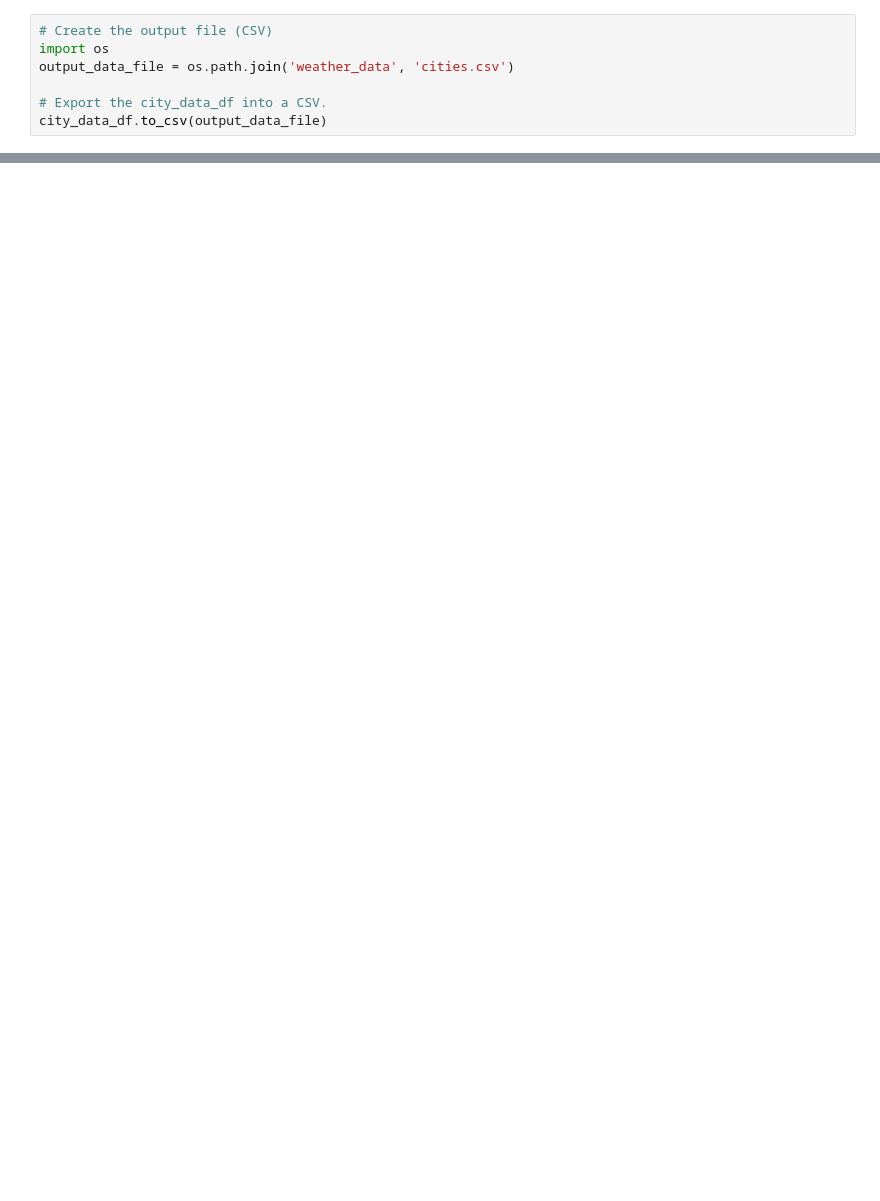
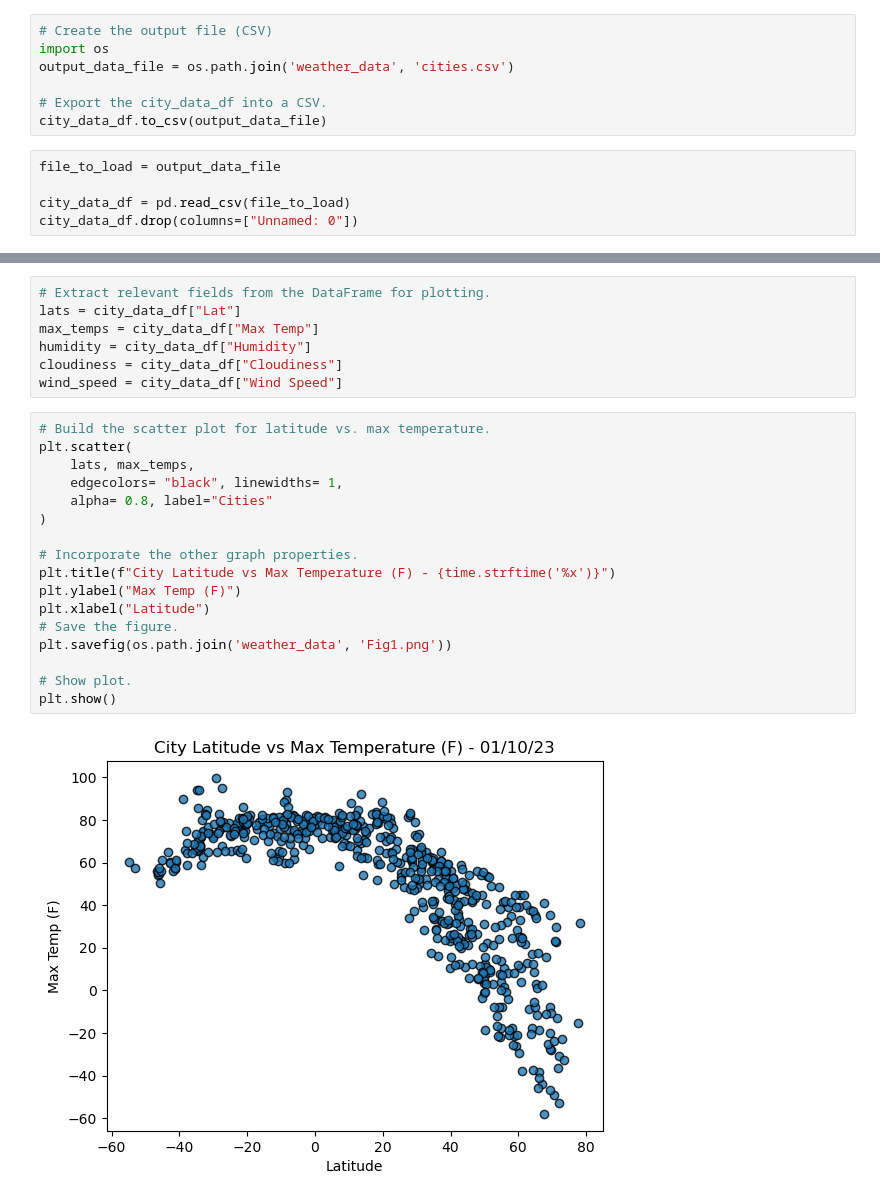
Before and after one commit to MickMarch/world_weather_analysis, a Jupyter notebook: weatherpy.ipynb, the cells around one changed output, grey strips where cells are left out. Saved outputs shown, nothing was run; the diff lists cells and outputs as text; blank space fills up the shorter version.

Commit message:
Added Analysis of Latitude vs Data

```diff
--- a/weatherpy.ipynb
+++ b/weatherpy.ipynb
@@ -166,3 +166,8 @@ output_data_file = os.path.join('weather_data', 'cities.csv')
 
 # Export the city_data_df into a CSV.
 city_data_df.to_csv(output_data_file)
+# %%
+file_to_load = output_data_file
+
+city_data_df = pd.read_csv(file_to_load)
+city_data_df.drop(columns=["Unnamed: 0"])
@@ -168,0 +188,26 @@ city_data_df.to_csv(output_data_file)
+# %%
+# Extract relevant fields from the DataFrame for plotting.
+lats = city_data_df["Lat"]
+max_temps = city_data_df["Max Temp"]
+humidity = city_data_df["Humidity"]
+cloudiness = city_data_df["Cloudiness"]
+wind_speed = city_data_df["Wind Speed"]
+# %%
+# Build the scatter plot for latitude vs. max temperature.
+plt.scatter(
+    lats, max_temps,
+    edgecolors= "black", linewidths= 1,
+    alpha= 0.8, label="Cities"
+)
+
+# Incorporate the other graph properties.
+plt.title(f"City Latitude vs Max Temperature (F) - {time.strftime('%x')}")
+plt.ylabel("Max Temp (F)")
+plt.xlabel("Latitude")
+# Save the figure.
+plt.savefig(os.path.join('weather_data', 'Fig1.png'))
+
+# Show plot.
+plt.show()
+# %% [output]
+[figure, added]
```
Also changed, not shown: parts of 8 cells of this notebook, 5 other files.
